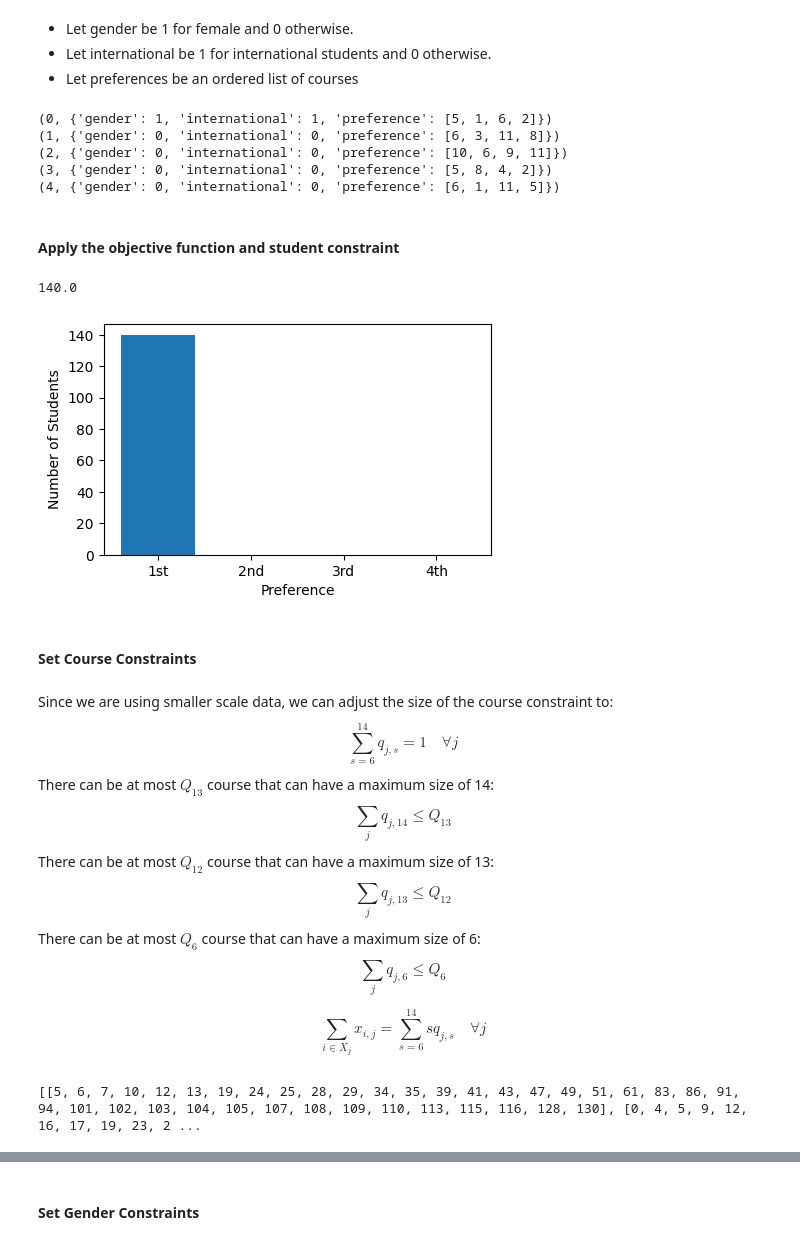
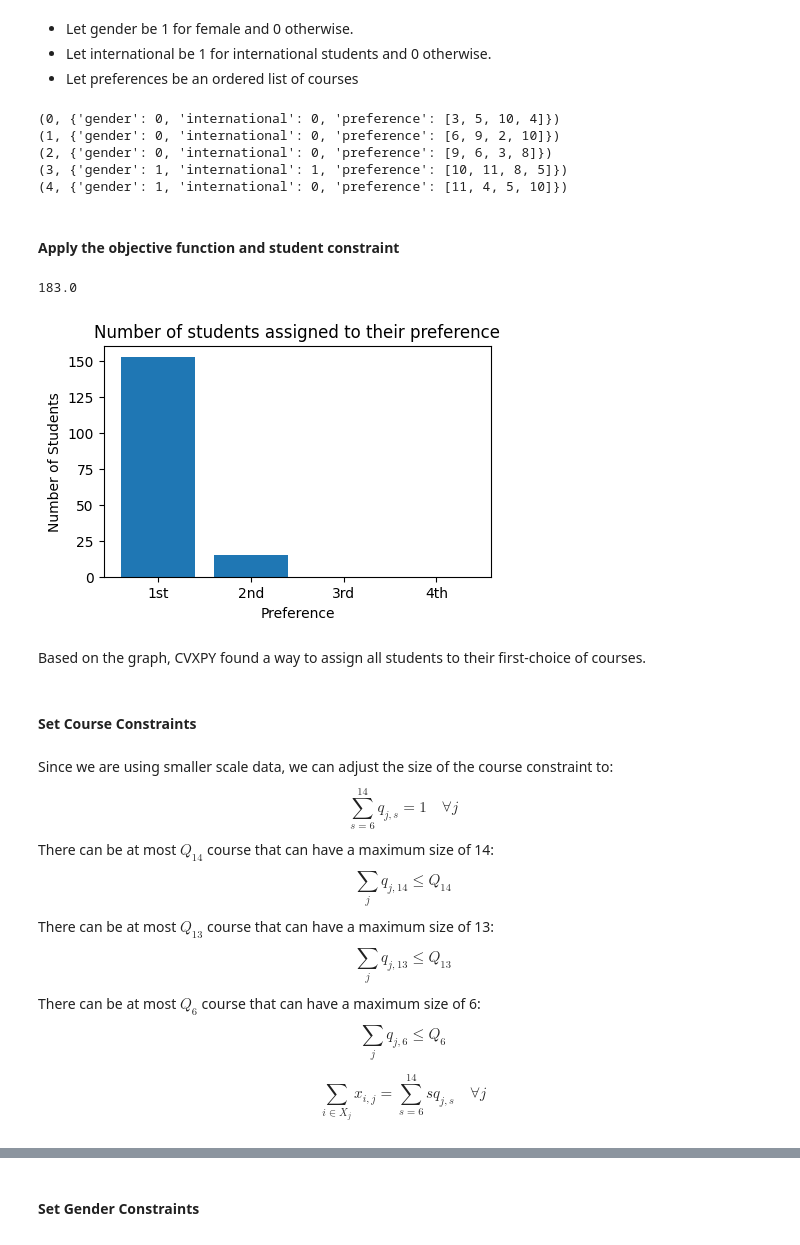
Before and after one commit to Michxz312/Optimization-Problems, a Jupyter notebook: Combinatorial Optimization/Course Assignment Problem.ipynb, the cells around one changed output, grey strips where cells are left out. Saved outputs shown, nothing was run; the diff lists cells and outputs as text; code cells hidden in the pictures.

```diff
--- a/Combinatorial Optimization/Course Assignment Problem.ipynb
+++ b/Combinatorial Optimization/Course Assignment Problem.ipynb
@@ -90,7 +97,7 @@ $\sum_{i \in I \cap X_j} x_{i,j} \leq B \quad \forall j$
 Trying to assign each students with their first choice of preference:
 # %%
 ### try obvious dataset where the student will be assigned to their first choice
-# [0,1,1,0,1,2,3] means student id 0, female, international student with preference of course 0,1,2,3 from first to last choice
+# [0,1,1,0,1,2,4] means student id 0, female, international student with preference of course 0,1,2,4 from first to last choice
 s = np.array([[0, 1, 1, 0, 1, 2, 4],
                [1, 1, 0, 0, 1, 2, 4],
                [2, 0, 1, 1, 0, 2, 3],
@@ -125,6 +132,7 @@ for j in range(m):
     constraints += [cp.sum(x[:, j]) <= c[:,1]]
 
 constraints += [x >= 0]
+constraints += [x <= 1]
 
 
 # objective function
@@ -157,7 +167,7 @@ Student 9 is assigned to 4
 
 we have to create a dummy set for 150 students and 12 courses. The students will need to be classfied into male, female and international students. We need a separate array to define preferences of the students by creating an ordered list of courses. Each courses also need the limitation for the number of students.
 # %%
-n = 140 # number of students
+n = 168 # number of students
 m = 12 # number of courses
 # %% [markdown]
 #### Create Dataset:
@@ -220,11 +230,11 @@ for i in list(students.items())[:5]:
 students = np.array([[i, students[i]["gender"], students[i]["international"]] + students[i]["preference"] for i in range(n)])
 P = students[:, -4:]
 # %% [output]
-(0, {'gender': 1, 'international': 1, 'preference': [5, 1, 6, 2]})
-(1, {'gender': 0, 'international': 0, 'preference': [6, 3, 11, 8]})
-(2, {'gender': 0, 'international': 0, 'preference': [10, 6, 9, 11]})
-(3, {'gender': 0, 'international': 0, 'preference': [5, 8, 4, 2]})
-(4, {'gender': 0, 'international': 0, 'preference': [6, 1, 11, 5]})
+(0, {'gender': 0, 'international': 0, 'preference': [3, 5, 10, 4]})
+(1, {'gender': 0, 'international': 0, 'preference': [6, 9, 2, 10]})
+(2, {'gender': 0, 'international': 0, 'preference': [9, 6, 3, 8]})
+(3, {'gender': 1, 'international': 1, 'preference': [10, 11, 8, 5]})
+(4, {'gender': 1, 'international': 0, 'preference': [11, 4, 5, 10]})
 # %% [markdown]
 #### Apply the objective function and  student constraint
 # %%
@@ -243,9 +253,10 @@ for i in range(n):
 
 # temporary course size constraint
 for j in range(m):
-    constraints += [cp.sum(x[:, j]) <= 15]
+    constraints += [cp.sum(x[:, j]) <= 14]
 
 constraints += [x >= 0]
+constraints += [x <= 1]
 
 
 # objective function
@@ -255,49 +266,47 @@ objective = cp.Minimize(cp.sum([cp.sum([x[i, P[i, 0]]  + a*x[i, P[i, 1]] + a**2*
 prob = cp.Problem(objective, constraints)
 prob.solve()
 # %% [output]
-140.0
+183.0
 # %%
 # Count the number of students assigned to each preference rank
 preferences_count = [0, 0, 0, 0]
 for i in range(n):
     for j in range(4):
         if x[i, P[i, j]].value > 0:
             preferences_count[j] += 1
 
 # Plotting the bar graph
 plt.figure(figsize=(5, 3))
 plt.bar(['1st', '2nd', '3rd', '4th'], preferences_count)
 plt.xlabel('Preference')
 plt.ylabel('Number of Students')
+plt.title('Number of students assigned to their preference')
 plt.show()
 # %% [output]
-[figure, old version]
+[figure, new version]
+# %% [markdown]
+Based on the graph, CVXPY found a way to assign all students to their first-choice of courses.
 # %% [markdown]
 #### Set Course Constraints
 # %% [markdown]
 Since we are using smaller scale data, we can adjust the size of the course constraint to:
 $$\sum_{s = 6}^{14} q_{j,s} = 1 \quad \forall j$$
-There can be at most $Q_{13}$ course that can have a maximum size of 14:
-$$\sum_j q_{j, 14} \leq Q_{13}$$
-There can be at most $Q_{12}$ course that can have a maximum size of 13:
-$$\sum_j q_{j, 13} \leq Q_{12}$$
+There can be at most $Q_{14}$ course that can have a maximum size of 14:
+$$\sum_j q_{j, 14} \leq Q_{14}$$
+There can be at most $Q_{13}$ course that can have a maximum size of 13:
+$$\sum_j q_{j, 13} \leq Q_{13}$$
 There can be at most $Q_{6}$ course that can have a maximum size of 6:
 $$\sum_j q_{j, 6} \leq Q_{6}$$
 
 $$\sum_{i \in X_j} x_{i,j} = \sum_{s=6}^{14} sq_{j,s} \quad \forall j$$
 # %%
 # create set X_j, list of students for course j based on preference
-Xj = []
+Xj = {}
 # for each course
 for j in range(m):
-    check_student = []
-    # check if the student has a preferece of that course
+    # create a set
+    Xj[j] = set()
+    # find if j is one of the preference of student i
     for i in range(n):
         if j in P[i]:
-            # if j is one the four choice of student i, add to list of student
-            check_student.append(i)
-    # for each j, add list of student
-    Xj.append(check_student)
-print(Xj)
+            Xj[j].add(i)
-# %% [output]
-[[5, 6, 7, 10, 12, 13, 19, 24, 25, 28, 29, 34, 35, 39, 41, 43, 47, 49, 51, 61, 83, 86, 91, 94, 101, 102, 103, 104, 105, 107, 108, 109, 110, 113, 115, 116, 128, 130], [0, 4, 5, 9, 12, 16, 17, 19, 23, 2 ...
```
Also changed, not shown: parts of 12 cells of this notebook, 7 other files.
